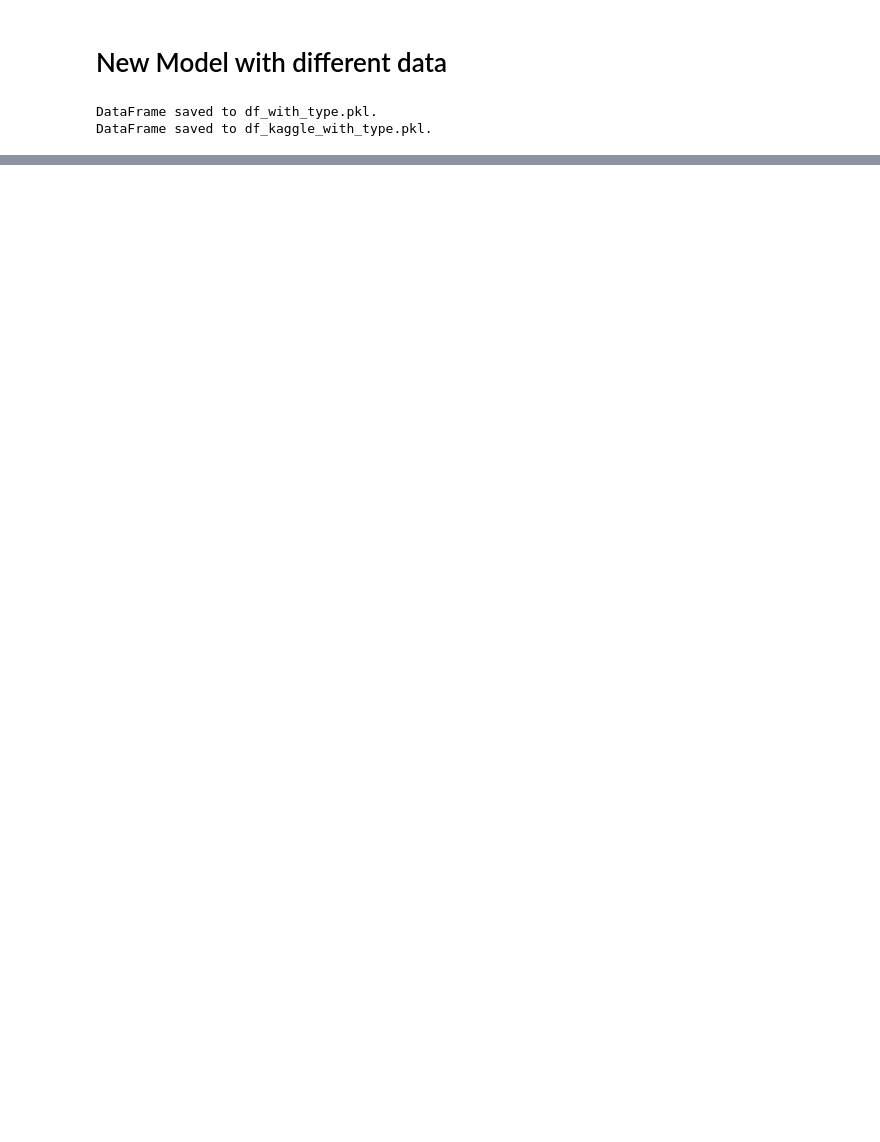
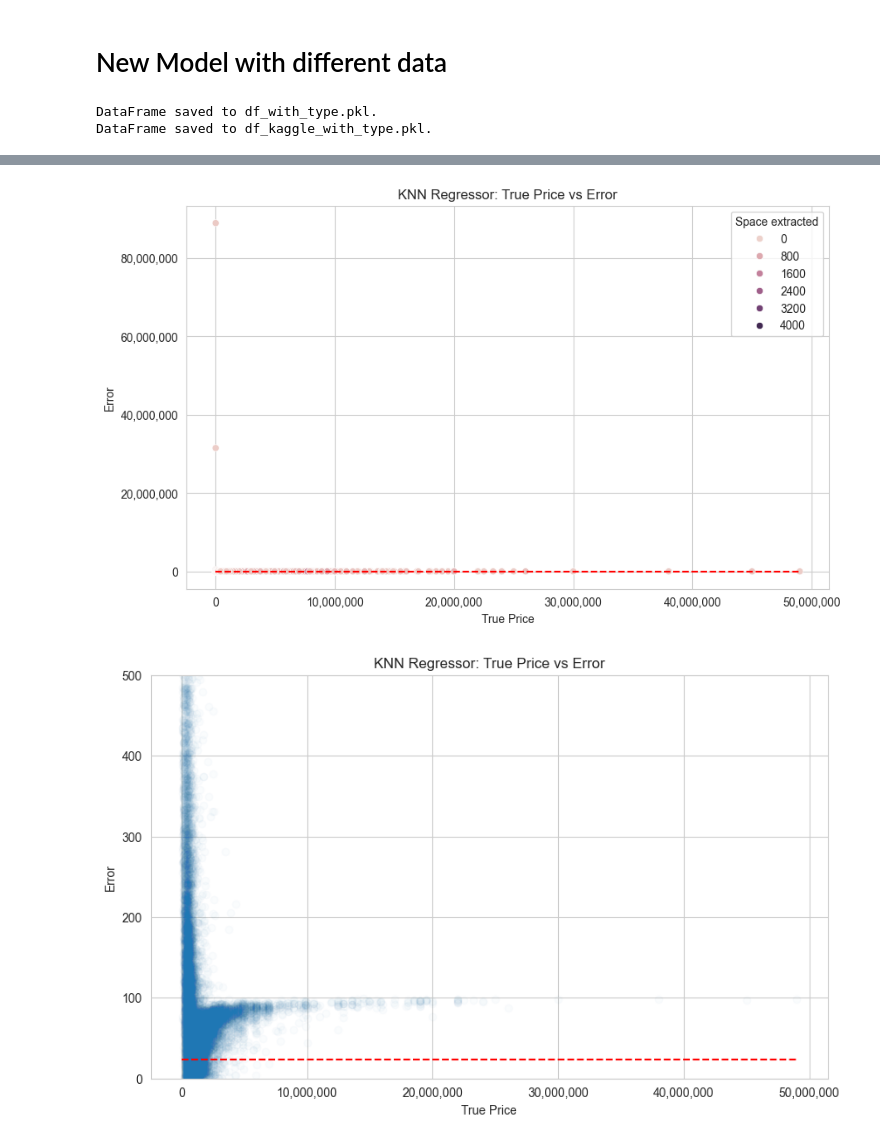
Before and after one commit to staldenhoefler/immo_challenge, a Jupyter notebook: notebooks/XGBoost.ipynb, the cells around one changed output, grey strips where cells are left out. Saved outputs shown, nothing was run; the diff lists cells and outputs as text; code cells hidden in the pictures; blank space fills up the shorter version.

```diff
--- a/notebooks/XGBoost.ipynb
+++ b/notebooks/XGBoost.ipynb
@@ -84,0 +94,37 @@ File xgBoost_without_imputer_kaggle_results_2024-12-20_10-43-57.csv created succ
+# %%
+from src.utils.helperFunctions import analyse_highest_errors
+import matplotlib.pyplot as plt
+import seaborn as sns
+
+y_pred = np.exp(model.predict(X_train))
+mape = mean_absolute_percentage_error(y_train, y_pred) * 100
+error_analysis = analyse_highest_errors(y_train, y_pred, X_train, dp)
+error_analysis
+# Plot price vs error
+import matplotlib.ticker as ticker
+
+plt.figure(figsize=(10, 6))
+sns.scatterplot(x=error_analysis['true_price'], y=error_analysis['mape'], hue=error_analysis['Space extracted'])
+plt.xlabel('True Price')
+plt.ylabel('Error')
+plt.gca().xaxis.set_major_formatter(ticker.StrMethodFormatter('{x:,.0f}'))  # Format x-axis
+plt.gca().yaxis.set_major_formatter(ticker.StrMethodFormatter('{x:,.0f}'))  # Format y-axis
+plt.title('KNN Regressor: True Price vs Error')
+plt.hlines(y=mape, xmin=0, xmax=error_analysis['true_price'].max(), color='red',
+           linestyles='dashed')
+plt.show()
+plt.figure(figsize=(10, 6))
+plt.scatter(x=error_analysis['true_price'], y=error_analysis['mape'], alpha=0.02)
+plt.xlabel('True Price')
+plt.ylabel('Error')
+plt.gca().xaxis.set_major_formatter(ticker.StrMethodFormatter('{x:,.0f}'))  # Format x-axis
+plt.gca().yaxis.set_major_formatter(ticker.StrMethodFormatter('{x:,.0f}'))  # Format y-axis
+plt.ylim(0, 500)
+plt.title('KNN Regressor: True Price vs Error')
+
+plt.hlines(y=mape, xmin=0, xmax=error_analysis['true_price'].max(), color='red',
+           linestyles='dashed')
+plt.show()
+# %% [output]
+[figure, added]
+[figure, added]
```
Also changed, not shown: parts of 10 cells of this notebook, 9 other files.
